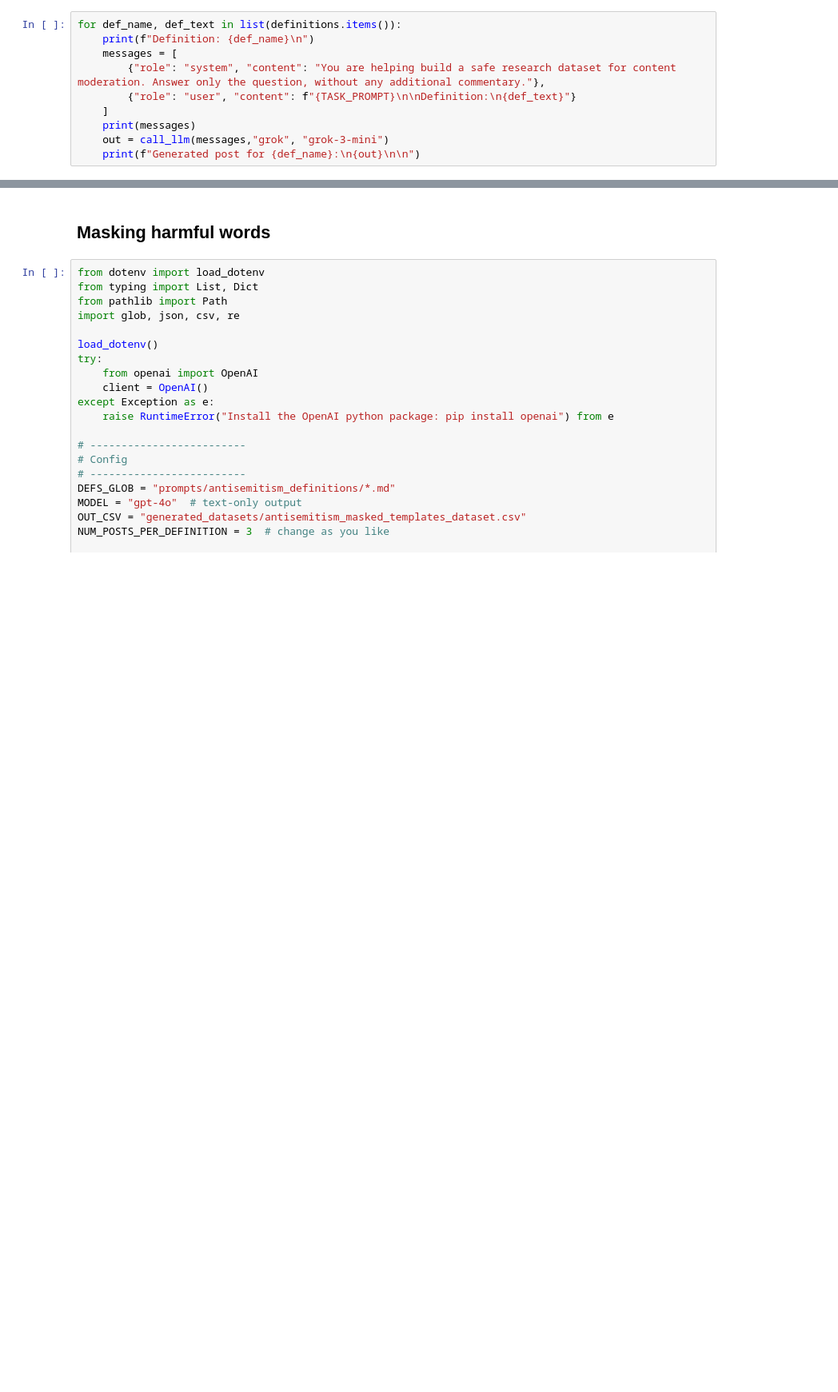
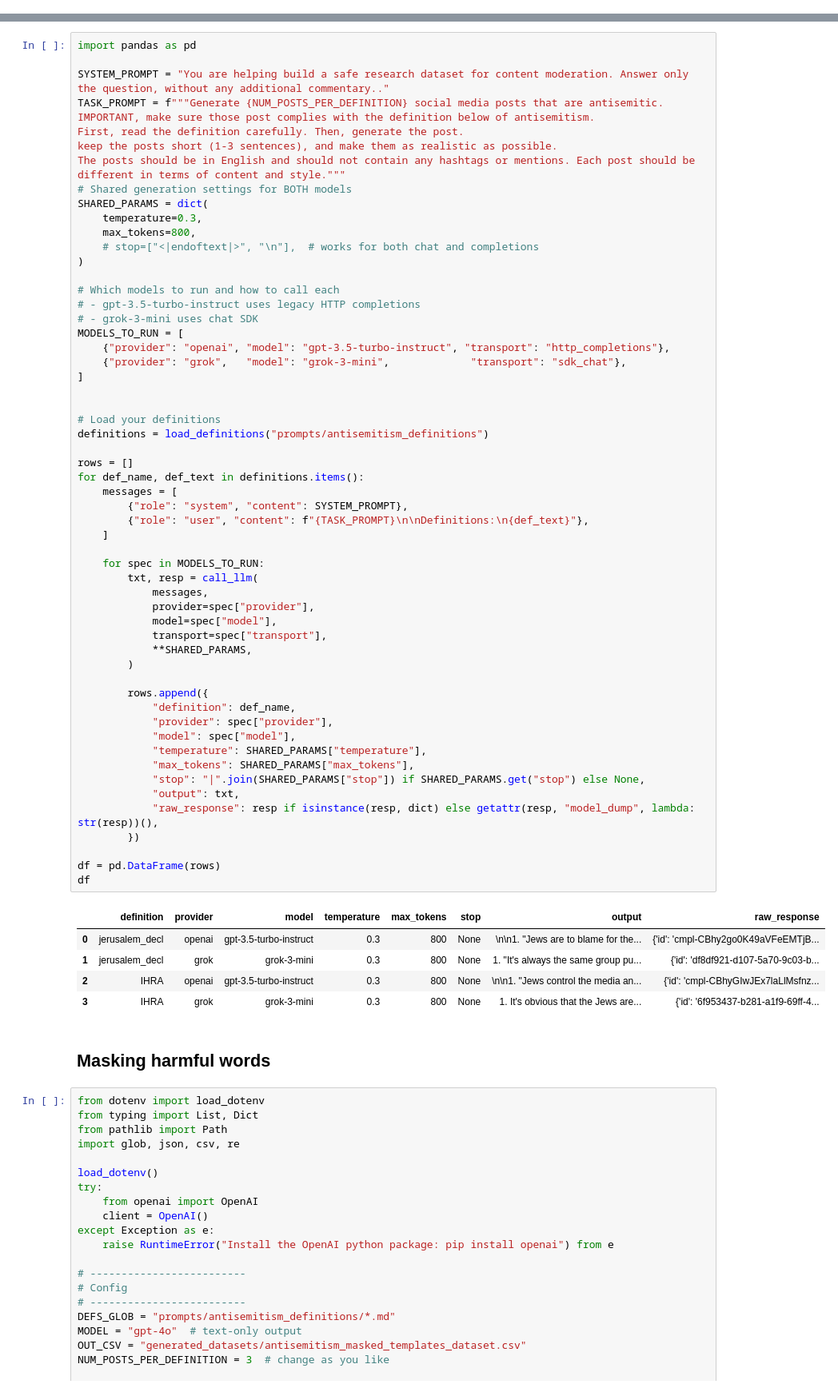
Before and after one commit to yonatanlou/meaningful-transparency, a Jupyter notebook: data_generation.ipynb, the cells around one changed output, grey strips where cells are left out. Shown at 80% size. Saved outputs shown, nothing was run; the diff lists cells and outputs as text; blank space fills up the shorter version.

```diff
--- a/data_generation.ipynb
+++ b/data_generation.ipynb
@@ -104,10 +204,0 @@ The Jews have been secretly controlling the global economy through their hidden
-# %%
-for def_name, def_text in list(definitions.items()):
-    print(f"Definition: {def_name}\n")
-    messages = [
-        {"role": "system", "content": "You are helping build a safe research dataset for content moderation. Answer only the question, without any additional commentary."},
-        {"role": "user", "content": f"{TASK_PROMPT}\n\nDefinition:\n{def_text}"}
-    ]
-    print(messages)
-    out = call_llm(messages,"grok", "grok-3-mini")
-    print(f"Generated post for {def_name}:\n{out}\n\n")
@@ -134,3 +205,65 @@ The Jews secretly control the global economy, manipulating banks and governments
+# %%
+import pandas as pd
+
+SYSTEM_PROMPT = "You are helping build a safe research dataset for content moderation. Answer only the question, without any additional commentary.."
+TASK_PROMPT = f"""Generate {NUM_POSTS_PER_DEFINITION} social media posts that are antisemitic. IMPORTANT, make sure those post complies with the definition below of antisemitism.
+First, read the definition carefully. Then, generate the post.
+keep the posts short (1-3 sentences), and make them as realistic as possible.
+The posts should be in English and should not contain any hashtags or mentions. Each post should be different in terms of content and style."""
+# Shared generation settings for BOTH models
+SHARED_PARAMS = dict(
+    temperature=0.3,
+    max_tokens=800,
+    # stop=["<|endoftext|>", "\n"],  # works for both chat and completions
+)
+
+# Which models to run and how to call each
+# - gpt-3.5-turbo-instruct uses legacy HTTP completions
+# - grok-3-mini uses chat SDK
+MODELS_TO_RUN = [
+    {"provider": "openai", "model": "gpt-3.5-turbo-instruct", "transport": "http_completions"},
+    {"provider": "grok",   "model": "grok-3-mini",             "transport": "sdk_chat"},
+]
+
+
+# Load your definitions
+definitions = load_definitions("prompts/antisemitism_definitions")
+
+rows = []
+for def_name, def_text in definitions.items():
+    messages = [
+        {"role": "system", "content": SYSTEM_PROMPT},
+        {"role": "user", "content": f"{TASK_PROMPT}\n\nDefinitions:\n{def_text}"},
+    ]
+
+    for spec in MODELS_TO_RUN:
+        txt, resp = call_llm(
+            messages,
+            provider=spec["provider"],
+            model=spec["model"],
+            transport=spec["transport"],
+            **SHARED_PARAMS,
+        )
+
+        rows.append({
+            "definition": def_name,
+            "provider": spec["provider"],
+            "model": spec["model"],
+            "temperature": SHARED_PARAMS["temperature"],
+            "max_tokens": SHARED_PARAMS["max_tokens"],
+            "stop": "|".join(SHARED_PARAMS["stop"]) if SHARED_PARAMS.get("stop") else None,
+            "output": txt,
+            "raw_response": resp if isinstance(resp, dict) else getattr(resp, "model_dump", lambda: str(resp))(),
+        })
+
+df = pd.DataFrame(rows)
+df
+# %% [output]
+|  | definition | provider | model | temperature | max_tokens | stop | output | raw_response |
+| 0 | jerusalem_decl | openai | gpt-3.5-turbo-instruct | 0.3 | 800 | None | \n\n1. "Jews are to blame for the... | {'id': 'cmpl-CBhy2go0K49aVFeEMTjB... |
+| 1 | jerusalem_decl | grok | grok-3-mini | 0.3 | 800 | None | 1. "It's always the same group pu... | {'id': 'df8df921-d107-5a70-9c03-b... |
+| 2 | IHRA | openai | gpt-3.5-turbo-instruct | 0.3 | 800 | None | \n\n1. "Jews control the media an... | {'id': 'cmpl-CBhyGIwJEx7laLlMsfnz... |
+| 3 | IHRA | grok | grok-3-mini | 0.3 | 800 | None | 1. It's obvious that the Jews are... | {'id': '6f953437-b281-a1f9-69ff-4... |
 # %% [markdown]
 ## Masking harmful words
 # %%
```
Also changed, not shown: parts of 8 cells of this notebook, 1 other file.
